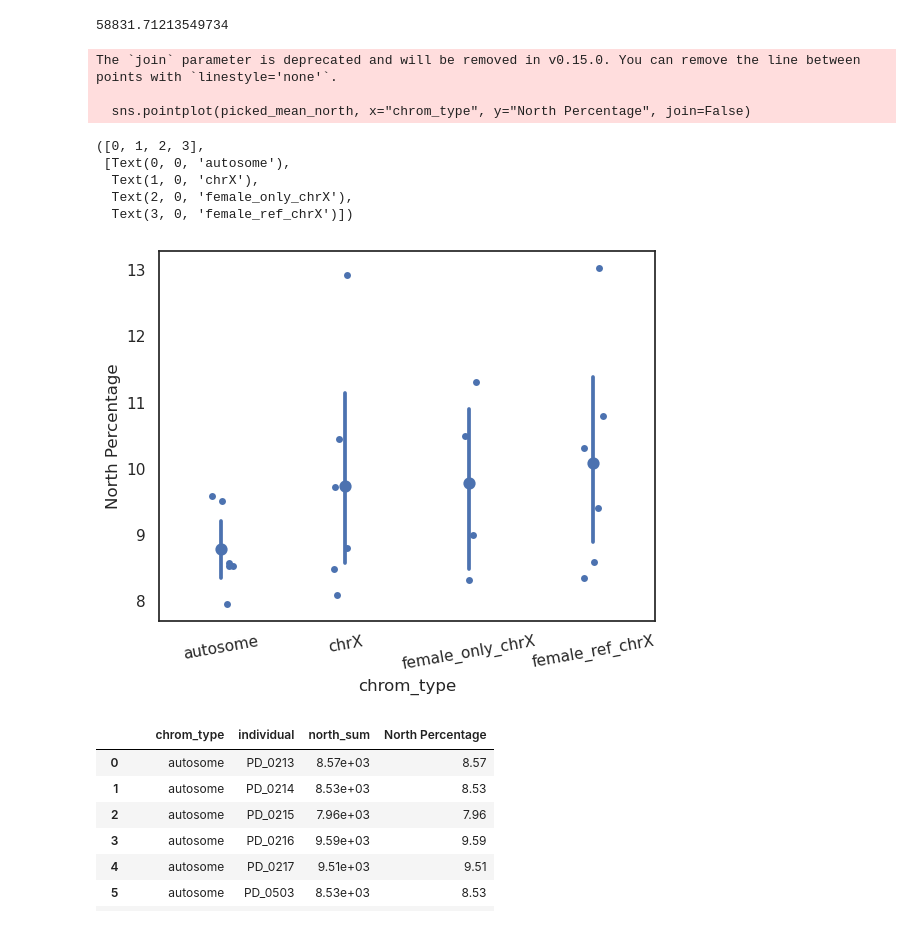
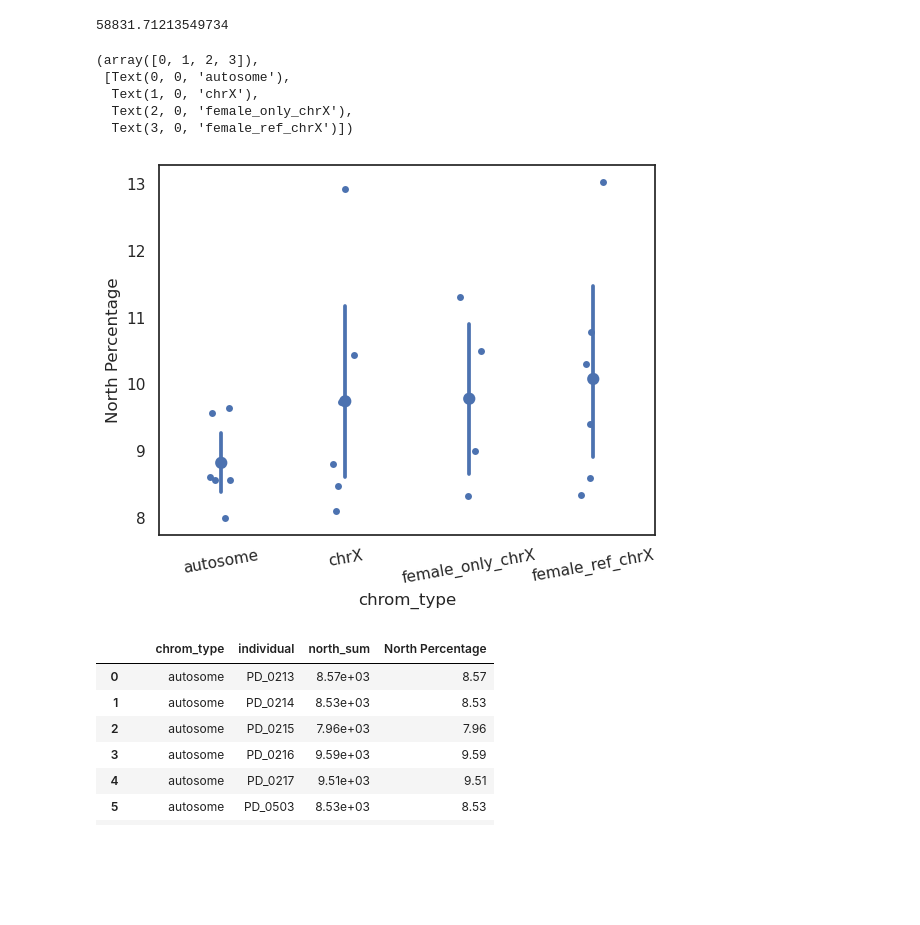
Before and after one commit to erikfogh/admixture_baboons, a Jupyter notebook: review_notebooks/rfmix03_admixture_comparison.ipynb, the cells around one changed output. Saved outputs shown, nothing was run; the diff lists cells and outputs as text; code cells hidden in the pictures; blank space fills up the shorter version.

Commit message:
Close population RFMix work

```diff
--- a/review_notebooks/rfmix03_admixture_comparison.ipynb
+++ b/review_notebooks/rfmix03_admixture_comparison.ipynb
@@ -454,7 +427,7 @@ window_df_tanz_plain.loc[window_df_tanz_plain.chrom == "all_chrX"].north_sum.mea
 # %% [output]
 58831.71213549734
 # %%
-rfmix_path = "../steps/rfmix_gen100/tanzania_close_focus_plain/"
+rfmix_path = "../steps/rfmix_gen100/tanzania_close_focus/"
 
 df_l = []
 chroms = ["chr{}".format(x) for x in (range(1, 21))]+["all_chrX", "female_chrX", "female_ref_chrX"]
@@ -462,27 +435,24 @@ for c in chroms:
     read_file = rfmix_path + "{}.windows.txt".format(c)
     df = pd.read_csv(read_file, sep="\t")
     df_l.append(df)
-window_df_tanz_close_plain = pd.concat(df_l)
+window_df_tanz_close = pd.concat(df_l)
 # %%
 picked_samples = meta_data_samples_sci.loc[meta_data_samples_sci.Origin == "Ruaha, Tanzania"].PGDP_ID
-window_picked = window_df_tanz_close_plain.loc[window_df_tanz_close_plain.individual.isin(picked_samples)].copy()
+window_picked = window_df_tanz_close.loc[window_df_tanz_close.individual.isin(picked_samples)].copy()
 window_picked["chrom_type"] = ["chrX" if x == "all_chrX" else "female_only_chrX" if x == "female_chrX" else "female_ref_chrX"\
                                if x == "female_ref_chrX" else "autosome" for x in window_picked.chrom]
 picked_mean_north = window_picked.groupby(["chrom_type", "individual"])[["north_sum"]].mean().reset_index()
 picked_mean_north["North Percentage"] = picked_mean_north.north_sum/1000
 sns.stripplot(picked_mean_north, x="chrom_type", y="North Percentage")
 sns.pointplot(picked_mean_north, x="chrom_type", y="North Percentage", join=False)
 plt.xticks(rotation=10)
 # %% [output]
-The `join` parameter is deprecated and will be removed in v0.15.0. You can remove the line between points with `linestyle='none'`.
-
-  sns.pointplot(picked_mean_north, x="chrom_type", y="North Percentage", join=False)
+(array([0, 1, 2, 3]),
+ [Text(0, 0, 'autosome'),
+  Text(1, 0, 'chrX'),
+  Text(2, 0, 'female_only_chrX'),
+  Text(3, 0, 'female_ref_chrX')])
-([0, 1, 2, 3],
- [Text(0, 0, 'autosome'),
-  Text(1, 0, 'chrX'),
-  Text(2, 0, 'female_only_chrX'),
-  Text(3, 0, 'female_ref_chrX')])
-[figure, old version]
+[figure, new version]
 # %%
 picked_mean_north
 # %% [output]
```
Also changed, not shown: parts of 11 cells of this notebook, 10 other files.
